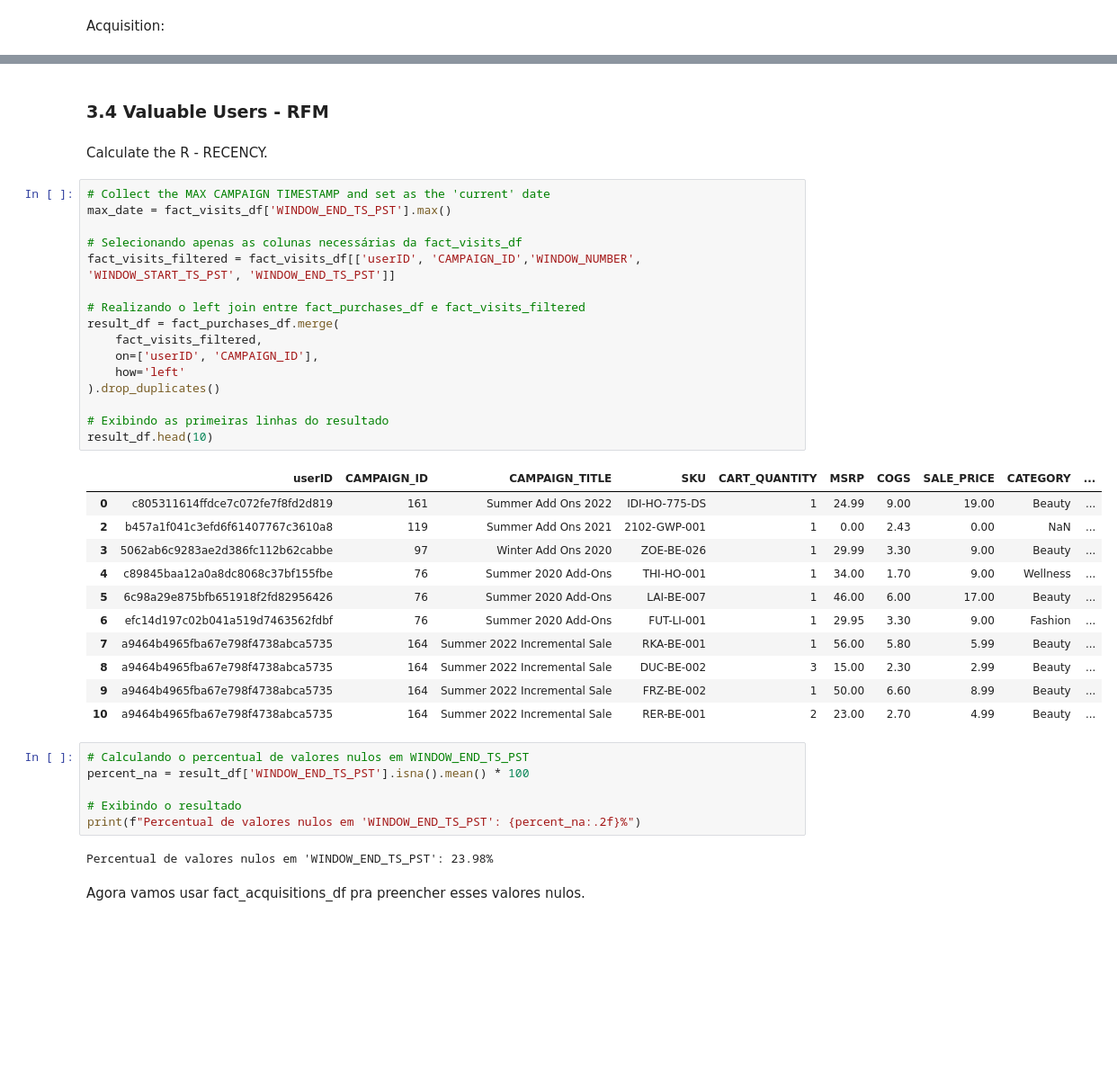
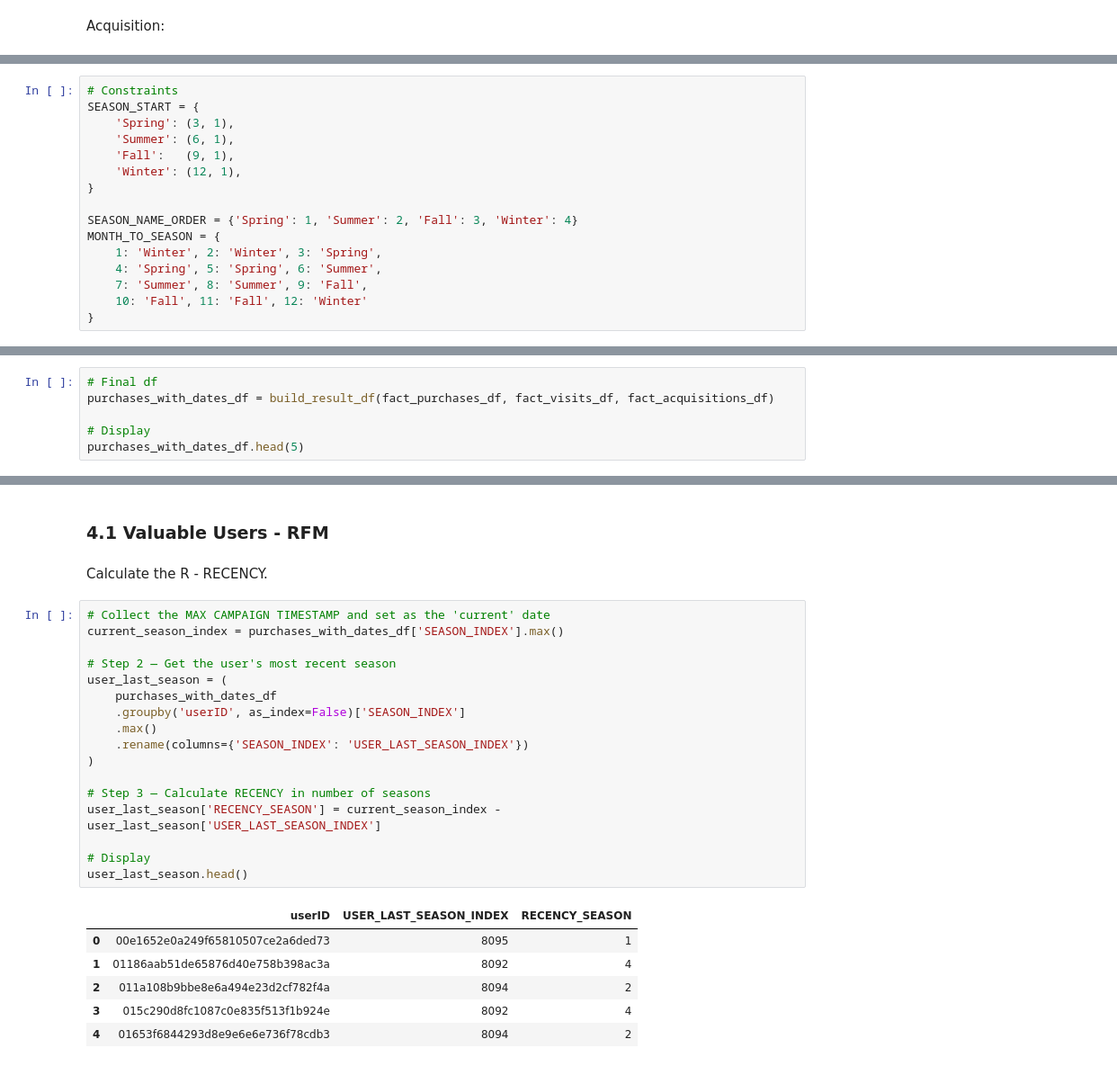
Before and after one commit to bbucalonserra/sales-membership-analysis, a Jupyter notebook: sales-membership-analysis.ipynb, the cells around one changed output, grey strips where cells are left out. Shown: that part at 90% size. Saved outputs shown, nothing was run; the diff lists cells and outputs as text; blank space fills up the shorter version.

```diff
--- a/sales-membership-analysis.ipynb
+++ b/sales-membership-analysis.ipynb
@@ -481,0 +608,16 @@ categorical_distributions(fact_acquisitions_df, fact_acquisitions_cat_columns)
+# %%
+# Constraints
+SEASON_START = {
+    'Spring': (3, 1),
+    'Summer': (6, 1),
+    'Fall':   (9, 1),
+    'Winter': (12, 1),
+}
+
+SEASON_NAME_ORDER = {'Spring': 1, 'Summer': 2, 'Fall': 3, 'Winter': 4}
+MONTH_TO_SEASON = {
+    1: 'Winter', 2: 'Winter', 3: 'Spring',
+    4: 'Spring', 5: 'Spring', 6: 'Summer',
+    7: 'Summer', 8: 'Summer', 9: 'Fall',
+    10: 'Fall', 11: 'Fall', 12: 'Winter'
+}
@@ -481,0 +766,6 @@ categorical_distributions(fact_acquisitions_df, fact_acquisitions_cat_columns)
+# %%
+# Final df
+purchases_with_dates_df = build_result_df(fact_purchases_df, fact_visits_df, fact_acquisitions_df)
+
+# Display
+purchases_with_dates_df.head(5)
@@ -482,42 +822,28 @@ categorical_distributions(fact_acquisitions_df, fact_acquisitions_cat_columns)
 # %% [markdown]
-### 3.4 Valuable Users - RFM
+### 4.1 Valuable Users - RFM
 # %% [markdown]
 Calculate the R - RECENCY.
 # %%
 # Collect the MAX CAMPAIGN TIMESTAMP and set as the 'current' date
-max_date = fact_visits_df['WINDOW_END_TS_PST'].max()
+current_season_index = purchases_with_dates_df['SEASON_INDEX'].max()
 
-# Selecionando apenas as colunas necessárias da fact_visits_df
-fact_visits_filtered = fact_visits_df[['userID', 'CAMPAIGN_ID','WINDOW_NUMBER', 'WINDOW_START_TS_PST', 'WINDOW_END_TS_PST']]
+# Step 2 — Get the user's most recent season
+user_last_season = (
+    purchases_with_dates_df
+    .groupby('userID', as_index=False)['SEASON_INDEX']
+    .max()
+    .rename(columns={'SEASON_INDEX': 'USER_LAST_SEASON_INDEX'})
+)
 
-# Realizando o left join entre fact_purchases_df e fact_visits_filtered
-result_df = fact_purchases_df.merge(
-    fact_visits_filtered,
-    on=['userID', 'CAMPAIGN_ID'],
-    how='left'
-).drop_duplicates()
+# Step 3 — Calculate RECENCY in number of seasons
+user_last_season['RECENCY_SEASON'] = current_season_index - user_last_season['USER_LAST_SEASON_INDEX']
 
-# Exibindo as primeiras linhas do resultado
-result_df.head(10)
+# Display
+user_last_season.head()
 # %% [output]
-|  | userID | CAMPAIGN_ID | CAMPAIGN_TITLE | SKU | CART_QUANTITY | MSRP | COGS | SALE_PRICE | CATEGORY | ... |
-| 0 | c805311614ffdce7c072fe7f8fd2d819 | 161 | Summer Add Ons 2022 | IDI-HO-775-DS | 1 | 24.99 | 9.00 | 19.00 | Beauty | ... |
-| 2 | b457a1f041c3efd6f61407767c3610a8 | 119 | Summer Add Ons 2021 | 2102-GWP-001 | 1 | 0.00 | 2.43 | 0.00 | NaN | ... |
-| 3 | 5062ab6c9283ae2d386fc112b62cabbe | 97 | Winter Add Ons 2020 | ZOE-BE-026 | 1 | 29.99 | 3.30 | 9.00 | Beauty | ... |
-| 4 | c89845baa12a0a8dc8068c37bf155fbe | 76 | Summer 2020 Add-Ons | THI-HO-001 | 1 | 34.00 | 1.70 | 9.00 | Wellness | ... |
-| 5 | 6c98a29e875bfb651918f2fd82956426 | 76 | Summer 2020 Add-Ons | LAI-BE-007 | 1 | 46.00 | 6.00 | 17.00 | Beauty | ... |
-| 6 | efc14d197c02b041a519d7463562fdbf | 76 | Summer 2020 Add-Ons | FUT-LI-001 | 1 | 29.95 | 3.30 | 9.00 | Fashion | ... |
-| 7 | a9464b4965fba67e798f4738abca5735 | 164 | Summer 2022 Incremental Sale | RKA-BE-001 | 1 | 56.00 | 5.80 | 5.99 | Beauty | ... |
-| 8 | a9464b4965fba67e798f4738abca5735 | 164 | Summer 2022 Incremental Sale | DUC-BE-002 | 3 | 15.00 | 2.30 | 2.99 | Beauty | ... |
-| 9 | a9464b4965fba67e798f4738abca5735 | 164 | Summer 2022 Incremental Sale | FRZ-BE-002 | 1 | 50.00 | 6.60 | 8.99 | Beauty | ... |
-| 10 | a9464b4965fba67e798f4738abca5735 | 164 | Summer 2022 Incremental Sale | RER-BE-001 | 2 | 23.00 | 2.70 | 4.99 | Beauty | ... |
+|  | userID | USER_LAST_SEASON_INDEX | RECENCY_SEASON |
+| 0 | 00e1652e0a249f65810507ce2a6ded73 | 8095 | 1 |
+| 1 | 01186aab51de65876d40e758b398ac3a | 8092 | 4 |
+| 2 | 011a108b9bbe8e6a494e23d2cf782f4a | 8094 | 2 |
+| 3 | 015c290d8fc1087c0e835f513f1b924e | 8092 | 4 |
+| 4 | 01653f6844293d8e9e6e6e736f78cdb3 | 8094 | 2 |
-# %%
-# Calculando o percentual de valores nulos em WINDOW_END_TS_PST
-percent_na = result_df['WINDOW_END_TS_PST'].isna().mean() * 100
-
-# Exibindo o resultado
-print(f"Percentual de valores nulos em 'WINDOW_END_TS_PST': {percent_na:.2f}%")
-# %% [output]
-Percentual de valores nulos em 'WINDOW_END_TS_PST': 23.98%
-# %% [markdown]
-Agora vamos usar fact_acquisitions_df pra preencher esses valores nulos.
```
Also changed, not shown: parts of 52 cells of this notebook.
